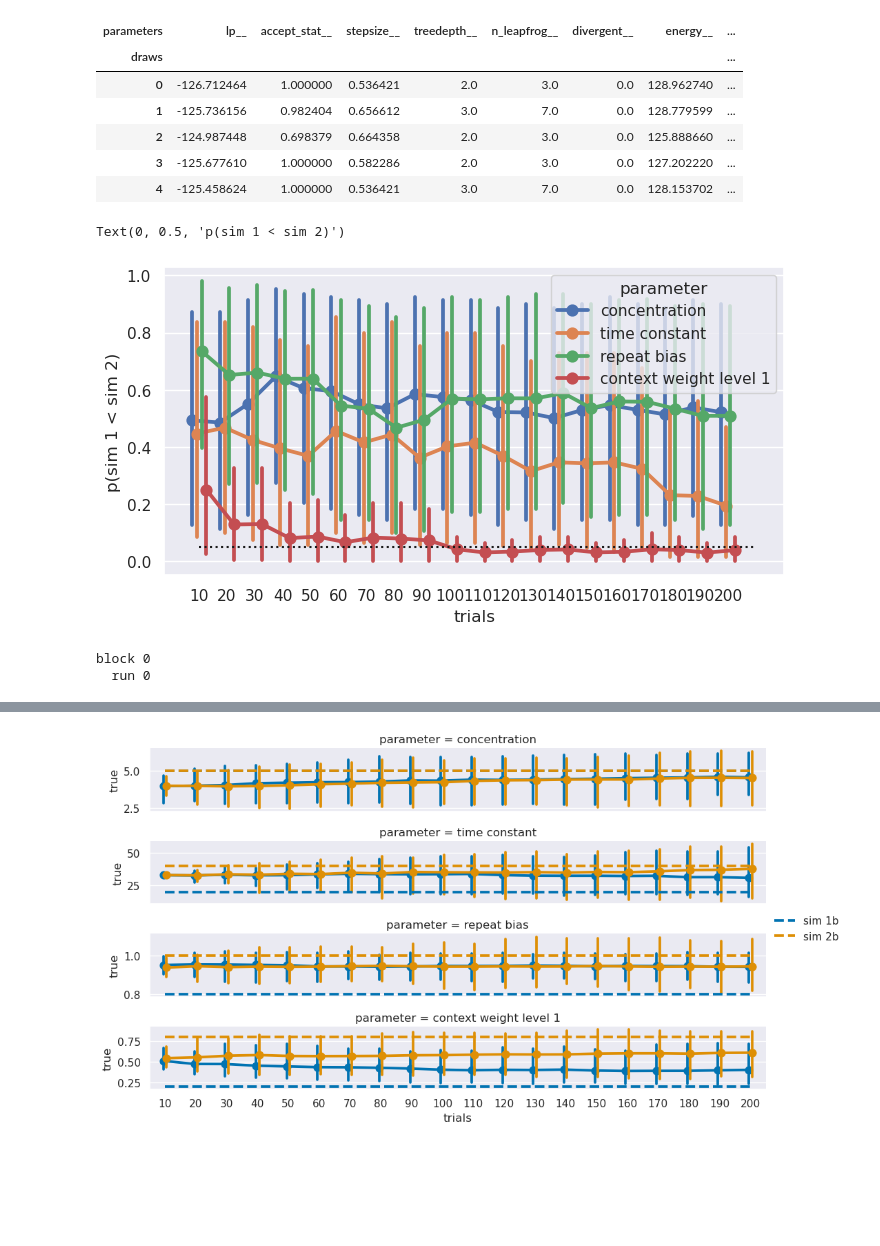
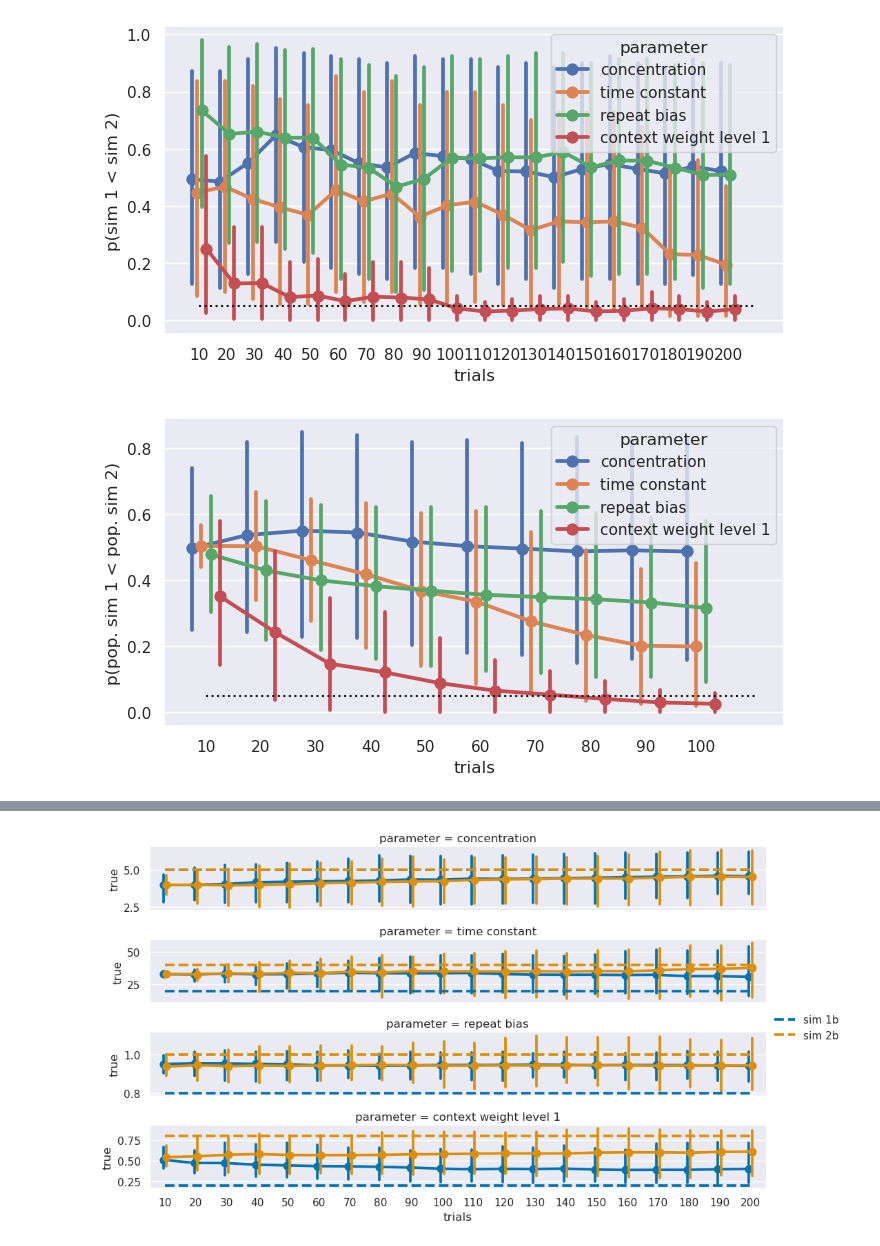
Before and after one commit to latimerk/hddCRP, a Jupyter notebook: plot_simulation_results.ipynb, the cells around one changed output, grey strips where cells are left out. Cells and saved outputs as stored; diff of their text form; code cells hidden in the pictures; blank space fills up the shorter version.

```diff
--- a/plot_simulation_results.ipynb
+++ b/plot_simulation_results.ipynb
@@ -56,24 +58,6 @@ def load_samples(sim, block):
     df.rename(columns=parameter_name_map, inplace=True)
     df["simulation"] = df["simulation"].map(sim_name_map)
     return df
-# %%
-# a,b,c = load_summary(2,[1,2,3])
-
-# a[["true", "median", "run", "parameter"]]
-# a.reset_index()
-# c
-a,b,c = load_summary(6,1)
-d = load_samples(6,1)
-a["parameter"].unique()
-d.head()
-# %% [output]
-| parameters | lp__ | accept_stat__ | stepsize__ | treedepth__ | n_leapfrog__ | divergent__ | energy__ | ... |
-| draws |  |  |  |  |  |  |  | ... |
-| 0 | -126.712464 | 1.000000 | 0.536421 | 2.0 | 3.0 | 0.0 | 128.962740 | ... |
-| 1 | -125.736156 | 0.982404 | 0.656612 | 3.0 | 7.0 | 0.0 | 128.779599 | ... |
-| 2 | -124.987448 | 0.698379 | 0.664358 | 2.0 | 3.0 | 0.0 | 125.888660 | ... |
-| 3 | -125.677610 | 1.000000 | 0.582286 | 2.0 | 3.0 | 0.0 | 127.202220 | ... |
-| 4 | -125.458624 | 1.000000 | 0.536421 | 3.0 | 7.0 | 0.0 | 128.153702 | ... |
 # %%
 def test_posterior_marginals_separation(sims, block):
     assert len(sims) == 2, "must have two sims"
@@ -151,6 +158,6 @@ def bootstrap_pop_test(sims, block, random_seed : int = 1325, n_pop : int = 10,
 # %%
-individual_fit_test_file = "Results/Simulations/sim_2_3_bootstrap_test.pkl"
-OVERWRITE = True
+individual_fit_test_file = f"Results/Simulations/sim_2_3_bootstrap_test{file_suffix}.pkl"
+OVERWRITE = False
 blocks = range(1,20+1)
 
 if((not os.path.isfile(individual_fit_test_file)) or OVERWRITE):
@@ -172,41 +179,37 @@ else:
 sns.set(rc = {'figure.figsize':(8, 4)})
 sns.pointplot(data=df_individual_fits, x="trials", y="p_2_lt_3", hue="parameter", errorbar=("pi",75), dodge=0.5)
 plt.plot([0,20],[0.05,0.05],'k:')
-plt.ylabel("p(sim 1 < sim 2)")
+plt.ylabel("p(sim 1 < sim 2)");
 # %% [output]
-Text(0, 0.5, 'p(sim 1 < sim 2)')
 [figure]
 # %%
-population_fit_test_file = "Results/Simulations/sim_6_7_auroc_test.pkl"
+population_fit_test_file = f"Results/Simulations/sim_6_7_auroc_test{file_suffix}.pkl"
 OVERWRITE = False
-blocks = range(1,9+1);
+blocks = range(1,10+1);
 
 if((not os.path.isfile(population_fit_test_file)) or OVERWRITE):
     aurocs, param_names =  test_posterior_marginals_separation([7,6],blocks)
     #                aurocs[ii, bb, r1,r2] = roc_auc_score(cs["simulation"], cs[pp])
     df_population_fits = pd.DataFrame()
     for pp, param in enumerate(param_names):
         for bb, bn in enumerate(blocks):
             df_c = pd.DataFrame({"auroc" : aurocs[pp, bb, :, :].flatten(),
                                  "aurocm" : 1-aurocs[pp, bb, :, :].flatten(),
                                  "parameter" : param,
                                  "block" : bn,
                                  "trials" : bn * 10});
             df_population_fits = pd.concat([df_population_fits, df_c])
     df_population_fits.to_pickle(population_fit_test_file);
 else:
     df_population_fits = pd.read_pickle(population_fit_test_file)
 
 
 sns.set(rc = {'figure.figsize':(8, 4)})
-sns.pointplot(data=df_population_fits, x="trials", y="auroc", hue="parameter", errorbar=("pi",75), dodge=0.5)
-plt.plot([0,5],[0.05,0.05],'k:')
-plt.ylabel("p(pop. sim 1 < pop. sim 2)")
-
-aurocs.shape
+sns.pointplot(data=df_population_fits, x="trials", y="aurocm", hue="parameter", errorbar=("pi",75), dodge=0.5)
+plt.plot([0,10],[0.05,0.05],'k:')
+plt.ylabel("p(pop. sim 1 < pop. sim 2)");
 # %% [output]
-block 0
-  run 0
+[figure, added]
 # %%
 def plot_params_over_blocks(sim,block=range(1,11)):
     if(isinstance(sim, pd.DataFrame)):
```
Also changed, not shown: parts of 8 cells of this notebook, 2 other files.
